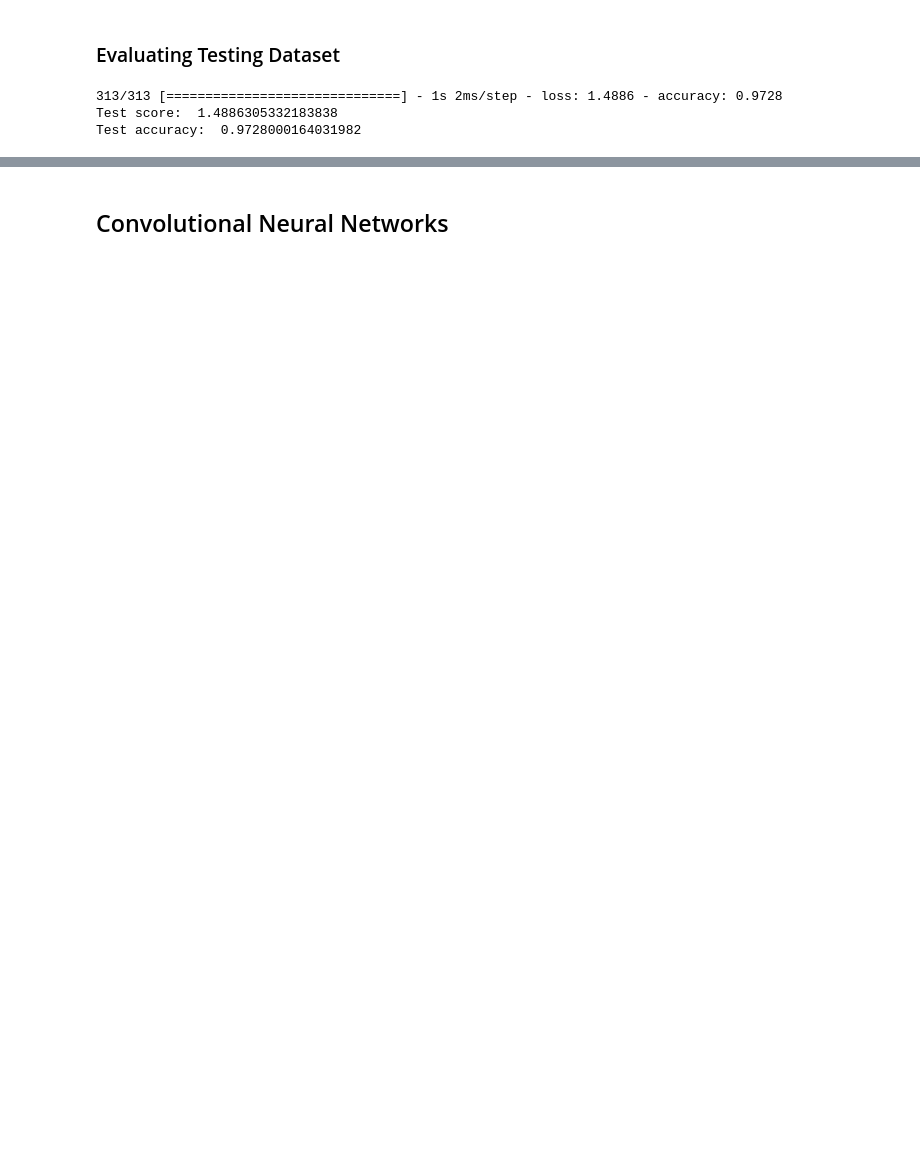
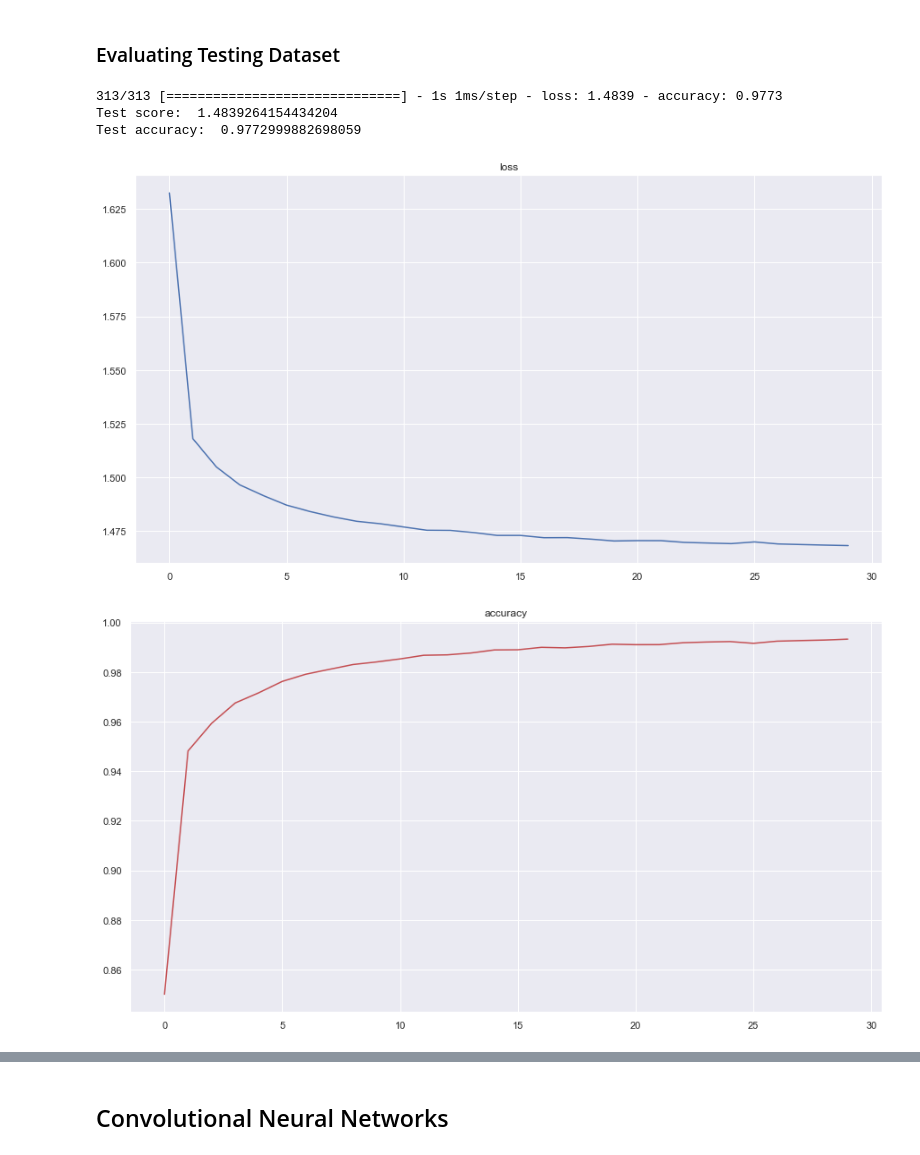
Before and after one commit to Priyanshu-Khound/Projects, a Jupyter notebook: Handwritten Digit Recognition.ipynb, the cells around one changed output, grey strips where cells are left out. Saved outputs shown, nothing was run; the diff lists cells and outputs as text; code cells hidden in the pictures; blank space fills up the shorter version.

```diff
--- a/Handwritten Digit Recognition.ipynb
+++ b/Handwritten Digit Recognition.ipynb
@@ -81,5 +108,5 @@ Trainable params: 109,386
 Non-trainable params: 0
 _________________________________________________________________
 # %%
-model.fit(x_train, y_train, batch_size = 128, epochs = 50, verbose = 1)
+hist=model.fit(x_train, y_train, batch_size = 128, epochs = 30, verbose = 1)
 # %% [output]
@@ -108,6 +134,16 @@ score = model.evaluate(x_test,y_test)
 print('Test score: ', score[0])
 print('Test accuracy: ', score[1])
 # %% [output]
-313/313 [==============================] - 1s 2ms/step - loss: 1.4886 - accuracy: 0.9728
-Test score:  1.4886305332183838
-Test accuracy:  0.9728000164031982
+313/313 [==============================] - 1s 1ms/step - loss: 1.4839 - accuracy: 0.9773
+Test score:  1.4839264154434204
+Test accuracy:  0.9772999882698059
+# %%
+plt.plot(hist.history['loss'], color='b')
+plt.title("loss")
+plt.show()
+plt.plot(hist.history['accuracy'], color='r')
+plt.title("accuracy")
+plt.show()
+# %% [output]
+[figure, added]
+[figure, added]
```
Also changed, not shown: parts of 35 cells of this notebook.
